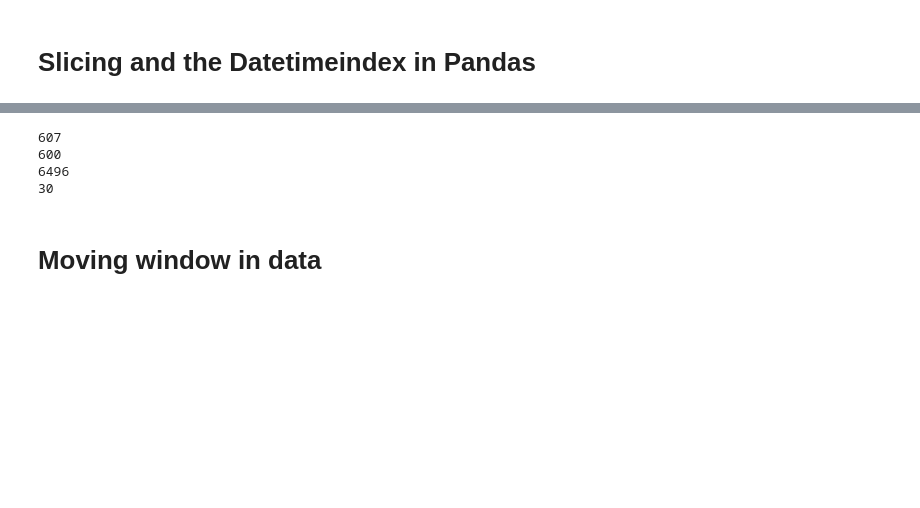
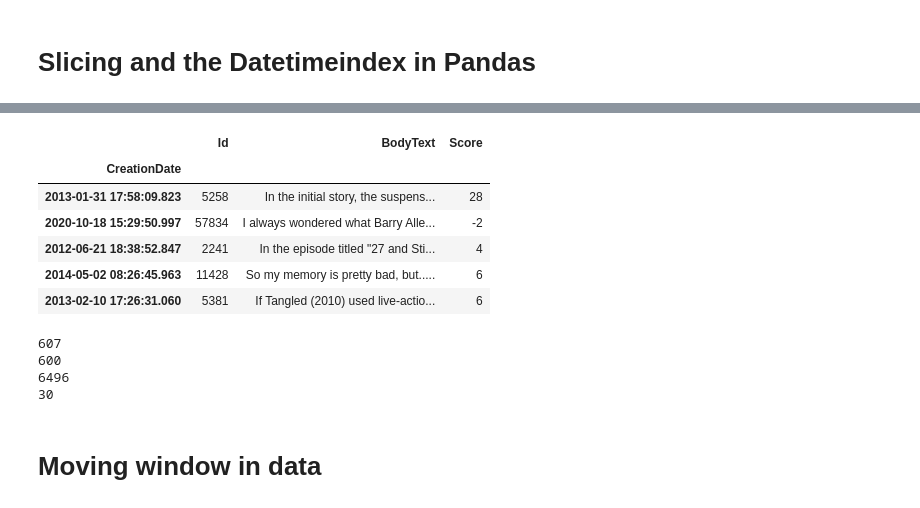
Before and after one commit to berniehogan/fsstds, a Jupyter notebook: chapters/Ch.12.TimeSeries.ipynb, the cells around one changed output, grey strips where cells are left out. Cells and saved outputs as stored; diff of their text form; code cells hidden in the pictures; blank space fills up the shorter version.

```diff
--- a/chapters/Ch.12.TimeSeries.ipynb
+++ b/chapters/Ch.12.TimeSeries.ipynb
@@ -207,8 +290,18 @@ print(len(stack_df[mask2]))
 # %%
+# Please note use of BodyText column from updated Ch. 10 and/or Downloader
+
 time_df = stack_df.copy()
 time_df['Id'] = stack_df.index
 time_df.set_index('CreationDate',inplace=True)
-time_df[["Id","CleanBody","Score"]].sample(5, random_state=1984)
+time_df[["Id","BodyText","Score"]].sample(5, random_state=1984)
+# %% [output]
+|  | Id | BodyText | Score |
+| CreationDate |  |  |  |
+| 2013-01-31 17:58:09.823 | 5258 | In the initial story, the suspens... | 28 |
+| 2020-10-18 15:29:50.997 | 57834 | I always wondered what Barry Alle... | -2 |
+| 2012-06-21 18:38:52.847 | 2241 | In the episode titled "27 and Sti... | 4 |
+| 2014-05-02 08:26:45.963 | 11428 | So my memory is pretty bad, but..... | 6 |
+| 2013-02-10 17:26:31.060 | 5381 | If Tangled (2010) used live-actio... | 6 |
 # %%
 print(len(time_df.loc["2015-06"]),
       len(time_df.loc["2015-07"]),
```
Also changed, not shown: parts of 26 cells of this notebook, 16 other files.
